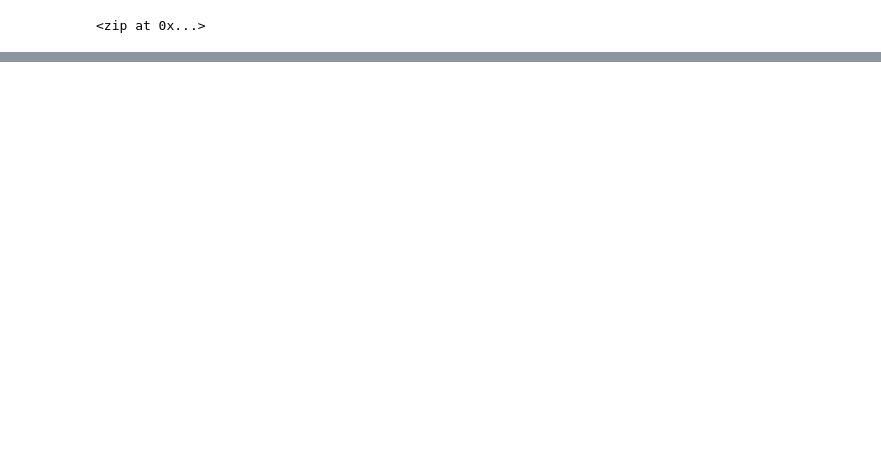
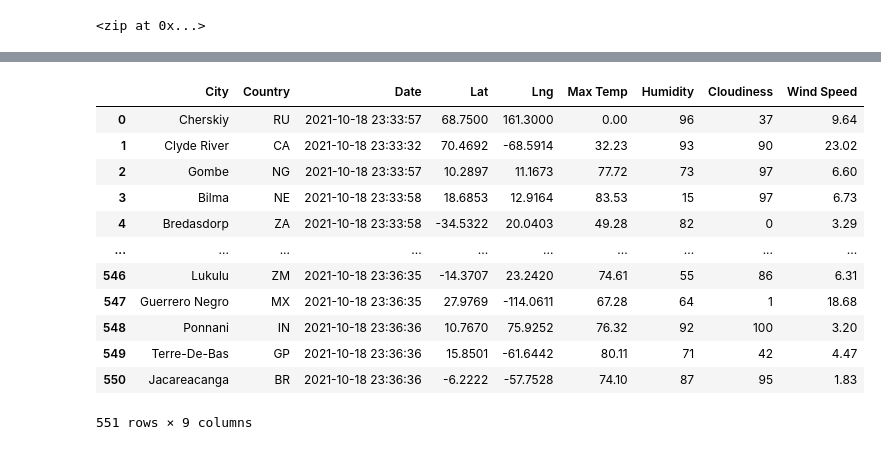
Before and after one commit to cflavallee/World_Weather_Analysis, a Jupyter notebook: WeatherPy.ipynb, the cells around one changed output, grey strips where cells are left out. Saved outputs shown, nothing was run; the diff lists cells and outputs as text; code cells hidden in the pictures; blank space fills up the shorter version.

```diff
--- a/WeatherPy.ipynb
+++ b/WeatherPy.ipynb
@@ -33,0 +40,8 @@ len(cities)
+# %%
+# Starting URL for Weather Map API Call.
+url = "http://api.openweathermap.org/data/2.5/weather?units=Imperial&APPID=" + weather_api_key
+# %%
+# Create an endpoint URL for a city.
+city_url = url + "&q=" + city
+city_weather = requests.get(city_url)
+city_weather
@@ -33,0 +53,10 @@ len(cities)
+# %%
+# Create an empty list to hold the weather data.
+city_data = []
+# Print the beginning of the logging.
+print("Beginning Data Retrieval     ")
+print("-----------------------------")
+
+# Create counters.
+record_count = 1
+set_count = 1
@@ -33,0 +134,4 @@ len(cities)
+# %%
+# Convert the array of dictionaries to a Pandas DataFrame.
+city_data_df = pd.DataFrame(city_data)
+city_data_df.head(10)
@@ -33,0 +150,18 @@ len(cities)
+# %%
+new_column_order = ["City", "Country", "Date", "Lat", "Lng", "Max Temp", "Humidity", "Cloudiness", "Wind Speed"]
+city_data_df = city_data_df[new_column_order]
+city_data_df
+# %% [output]
+|  | City | Country | Date | Lat | Lng | Max Temp | Humidity | Cloudiness | Wind Speed |
+| 0 | Cherskiy | RU | 2021-10-18 23:33:57 | 68.7500 | 161.3000 | 0.00 | 96 | 37 | 9.64 |
+| 1 | Clyde River | CA | 2021-10-18 23:33:32 | 70.4692 | -68.5914 | 32.23 | 93 | 90 | 23.02 |
+| 2 | Gombe | NG | 2021-10-18 23:33:57 | 10.2897 | 11.1673 | 77.72 | 73 | 97 | 6.60 |
+| 3 | Bilma | NE | 2021-10-18 23:33:58 | 18.6853 | 12.9164 | 83.53 | 15 | 97 | 6.73 |
+| 4 | Bredasdorp | ZA | 2021-10-18 23:33:58 | -34.5322 | 20.0403 | 49.28 | 82 | 0 | 3.29 |
+| ... | ... | ... | ... | ... | ... | ... | ... | ... | ... |
+| 546 | Lukulu | ZM | 2021-10-18 23:36:35 | -14.3707 | 23.2420 | 74.61 | 55 | 86 | 6.31 |
+| 547 | Guerrero Negro | MX | 2021-10-18 23:36:35 | 27.9769 | -114.0611 | 67.28 | 64 | 1 | 18.68 |
+| 548 | Ponnani | IN | 2021-10-18 23:36:36 | 10.7670 | 75.9252 | 76.32 | 92 | 100 | 3.20 |
+| 549 | Terre-De-Bas | GP | 2021-10-18 23:36:36 | 15.8501 | -61.6442 | 80.11 | 71 | 42 | 4.47 |
+| 550 | Jacareacanga | BR | 2021-10-18 23:36:36 | -6.2222 | -57.7528 | 74.10 | 87 | 95 | 1.83 |
+551 rows × 9 columns
```
Also changed, not shown: parts of 9 cells of this notebook, 3 other files.
